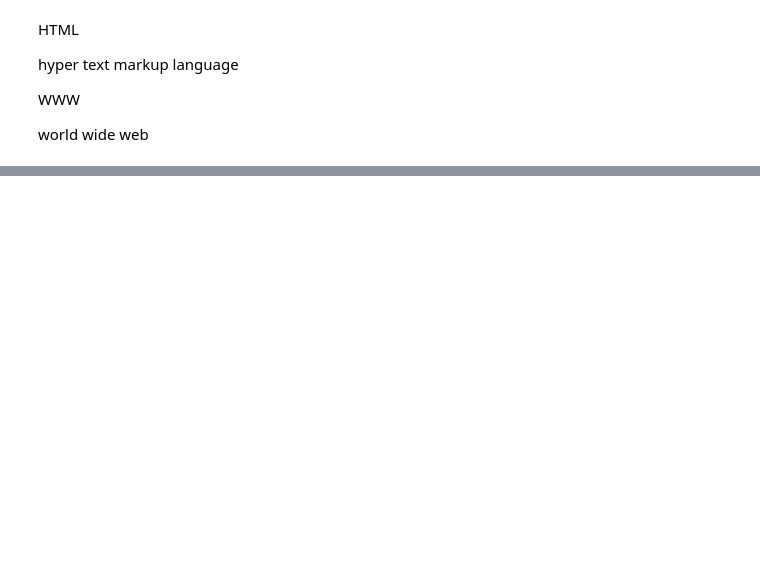
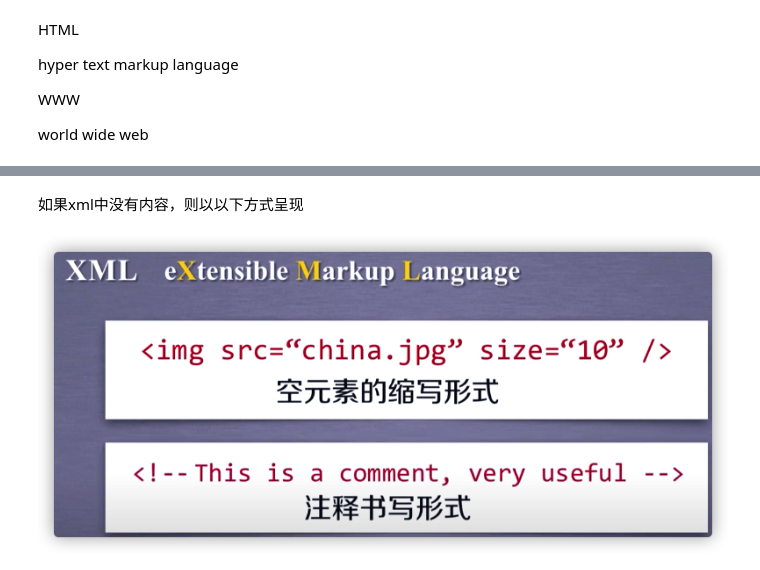
Before and after one commit to paxton615/Notes, a Jupyter notebook: Hyper_Text_Markup_Language.ipynb, the cells around one changed output, grey strips where cells are left out. Saved outputs shown, nothing was run; the diff lists cells and outputs as text; code cells hidden in the pictures; blank space fills up the shorter version.

```diff
--- a/Hyper_Text_Markup_Language.ipynb
+++ b/Hyper_Text_Markup_Language.ipynb
@@ -67,0 +27,6 @@ normal_distribution
+# %% [markdown]
+如果xml中没有内容，则以以下方式呈现
+# %%
+add_pic('xml2.png')
+# %% [output]
+[figure, added]
```
Also changed, not shown: parts of 12 cells of this notebook, 4 other files.
